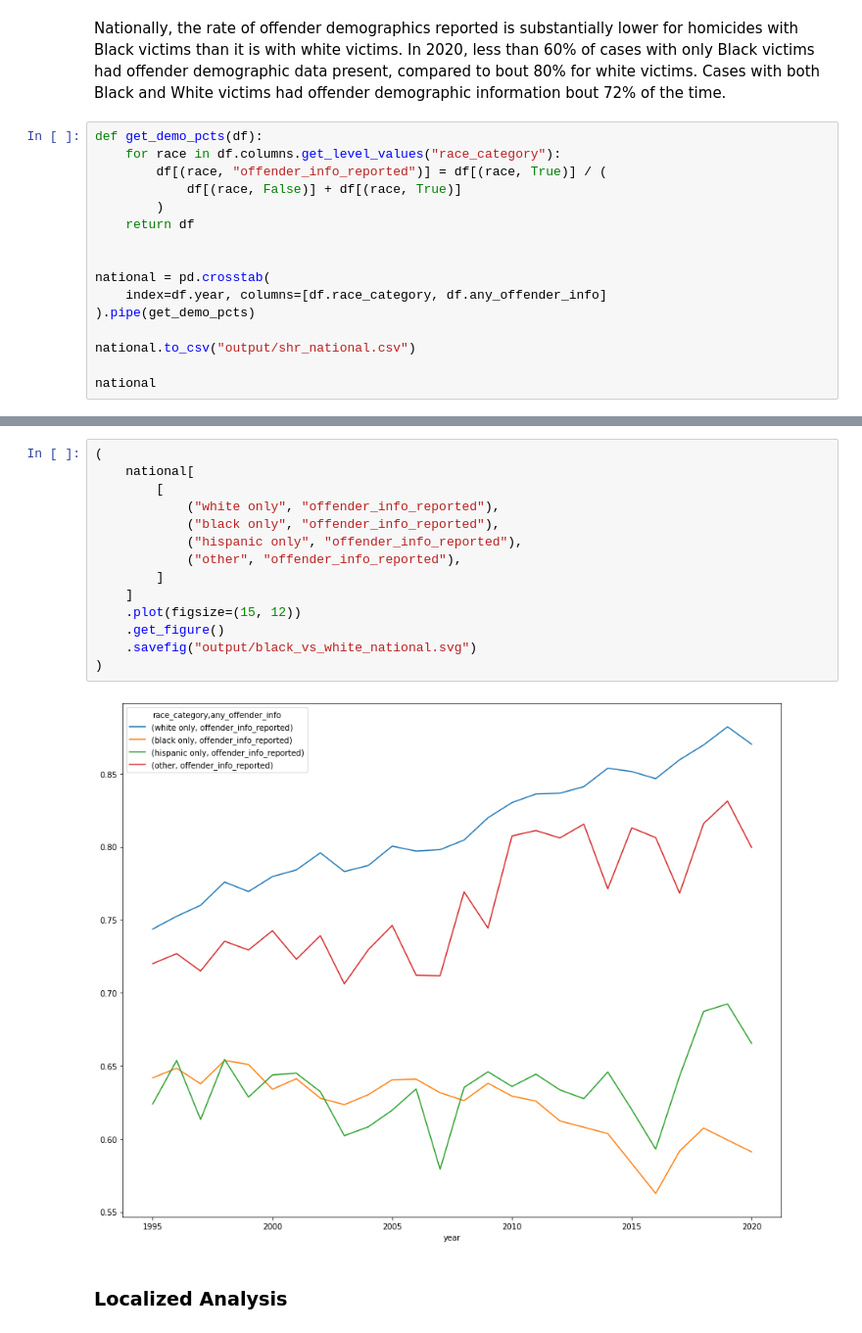
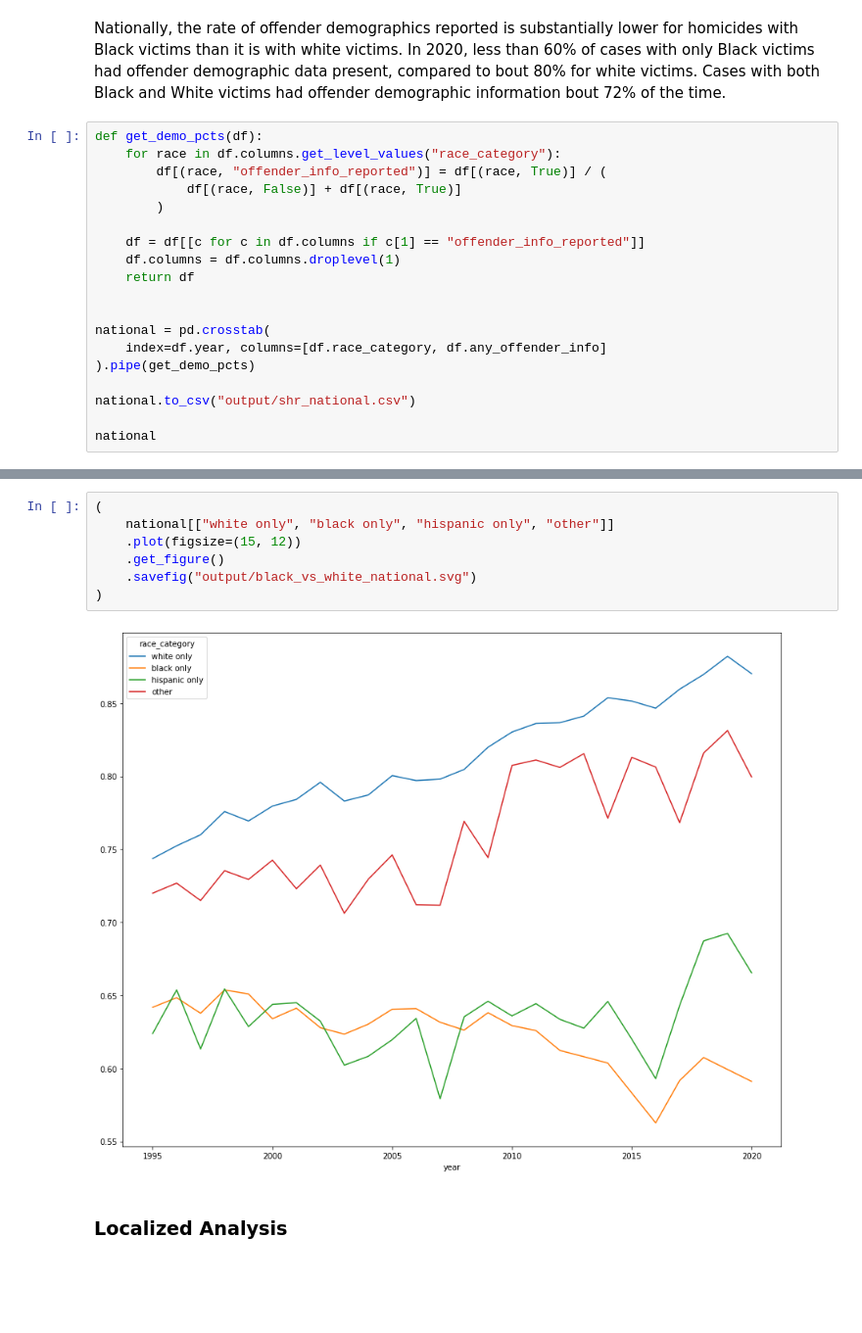
Before and after one commit to cbs-news-data/homicide-clearance-fbi-data, a Jupyter notebook: notebook/shr/src/shr.ipynb, the cells around one changed output, grey strips where cells are left out. Shown at 98% size. Drawn from its saved outputs; the diff is of its cells as text; blank space fills up the shorter version.

Commit message:
drop total columns

```diff
--- a/notebook/shr/src/shr.ipynb
+++ b/notebook/shr/src/shr.ipynb
@@ -214,6 +214,9 @@ def get_demo_pcts(df):
         df[(race, "offender_info_reported")] = df[(race, True)] / (
             df[(race, False)] + df[(race, True)]
         )
+
+    df = df[[c for c in df.columns if c[1] == "offender_info_reported"]]
+    df.columns = df.columns.droplevel(1)
     return df
 
 
@@ -248,19 +249,12 @@ national
 # %%
 (
-    national[
-        [
-            ("white only", "offender_info_reported"),
-            ("black only", "offender_info_reported"),
-            ("hispanic only", "offender_info_reported"),
-            ("other", "offender_info_reported"),
-        ]
-    ]
+    national[["white only", "black only", "hispanic only", "other"]]
     .plot(figsize=(15, 12))
     .get_figure()
     .savefig("output/black_vs_white_national.svg")
 )
 # %% [output]
-[figure, old version]
+[figure, new version]
 # %% [markdown]
 ### Localized Analysis
 # %%
```
Also changed, not shown: parts of 7 cells of this notebook.
